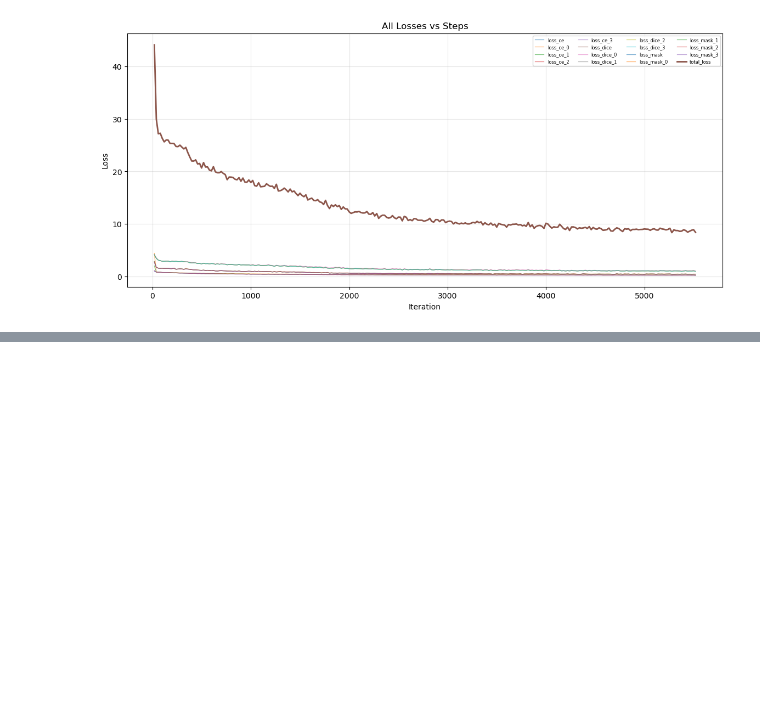
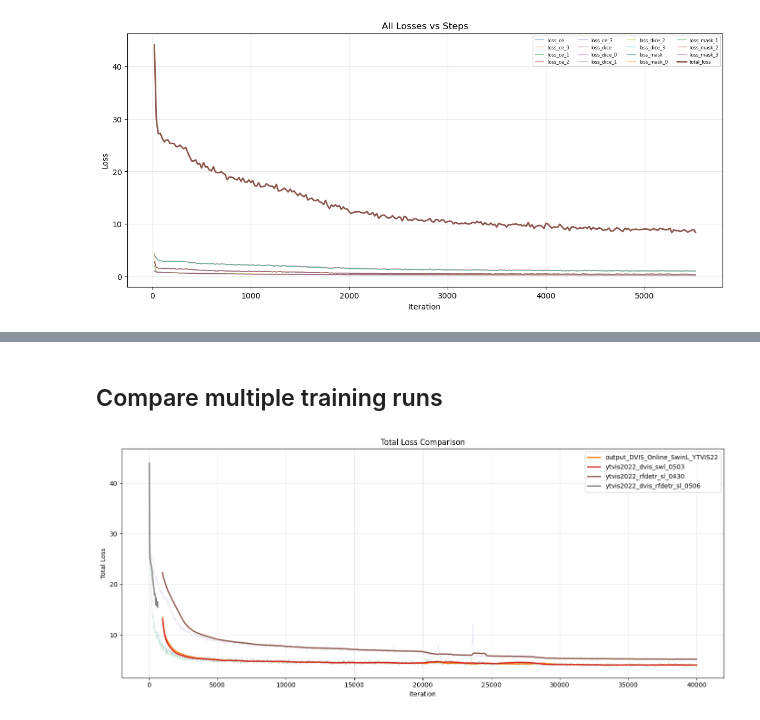
Before and after one commit to liyubrt/DVIS, a Jupyter notebook: plot_losses.ipynb, the cells around one changed output, grey strips where cells are left out. Saved outputs shown, nothing was run; the diff lists cells and outputs as text; code cells hidden in the pictures; blank space fills up the shorter version.

```diff
--- a/plot_losses.ipynb
+++ b/plot_losses.ipynb
@@ -92,0 +88,2 @@ model = RFDETRSegLarge()
+# %% [markdown]
+## Compare multiple training runs
@@ -92,0 +170,13 @@ model = RFDETRSegLarge()
+# %%
+# Example: compare total losses across experiments
+exps = [
+    "output_DVIS_Online_SwinL_YTVIS22/",  # SwinL direct training DVIS
+    "/mnt/data2/jupiter/li.yu/exps/driveable_terrain_model/ytvis2022_dvis_swl_0503/",  # Finetune SwinL on YTVIS first and train DVIS
+    "/mnt/data2/jupiter/li.yu/exps/driveable_terrain_model/ytvis2022_rfdetr_sl_0430/",  # RF-DETR direct training DVIS
+    "/mnt/data2/jupiter/li.yu/exps/driveable_terrain_model/ytvis2022_dvis_rfdetr_sl_0506/",  # Finetune RF-DETR on YTVIS first and train DVIS
+]
+metrics_files = [os.path.join(p, 'metrics.json') for p in exps]
+
+plot_total_losses(metrics_files, smoothing=50)
+# %% [output]
+[figure, added]
```
Also changed, not shown: parts of 6 cells of this notebook, 10 other files.
